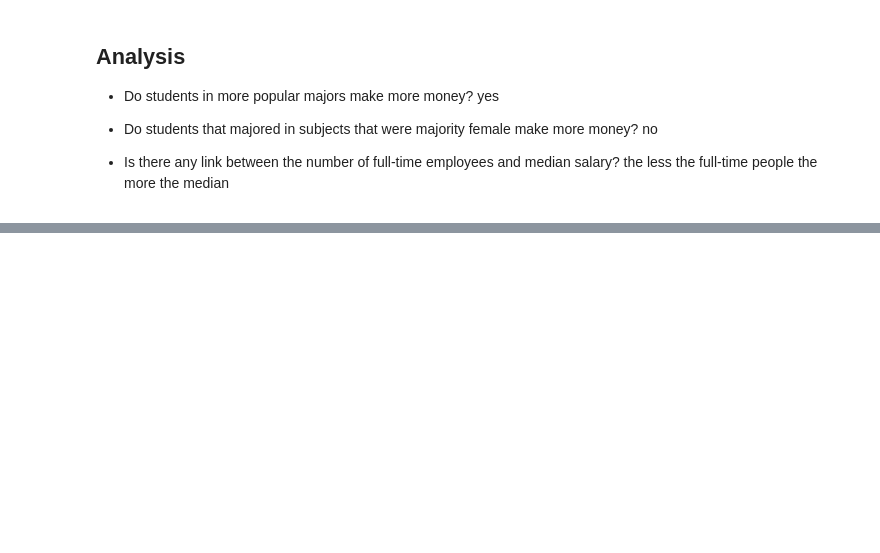
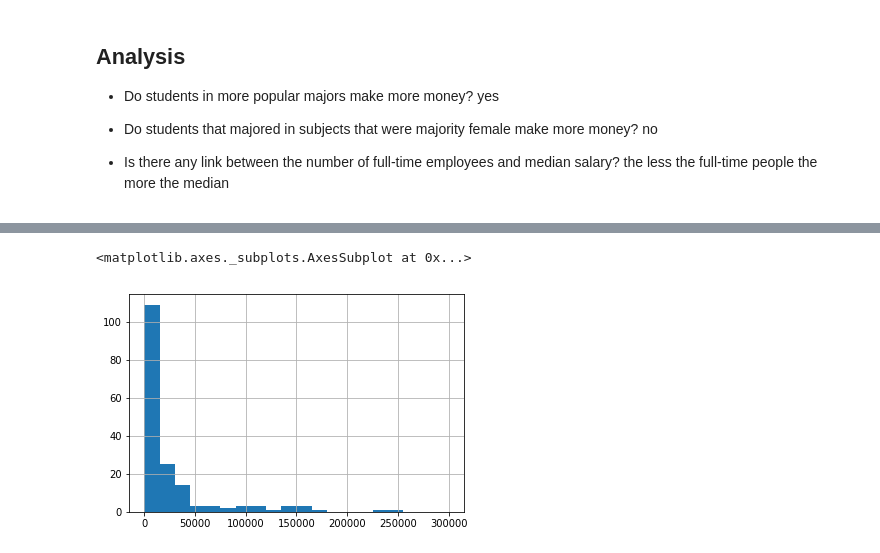
Before and after one commit to saraheisa/Visualizing-Earnings-Based-On-College-Majors, a Jupyter notebook: main.ipynb, the cells around one changed output, grey strips where cells are left out. Cells and saved outputs as stored; diff of their text form; code cells hidden in the pictures; blank space fills up the shorter version.

```diff
--- a/main.ipynb
+++ b/main.ipynb
@@ -148,0 +166,5 @@ recent_grads.plot(x='Women', y='Median', kind='scatter', title='Median vs. Women
+# %%
+recent_grads['Full_time'].hist(bins=20, range=(0, 300000))
+# %% [output]
+<matplotlib.axes._subplots.AxesSubplot at 0x...>
+[figure, added]
```
Also changed, not shown: parts of 9 cells of this notebook.
